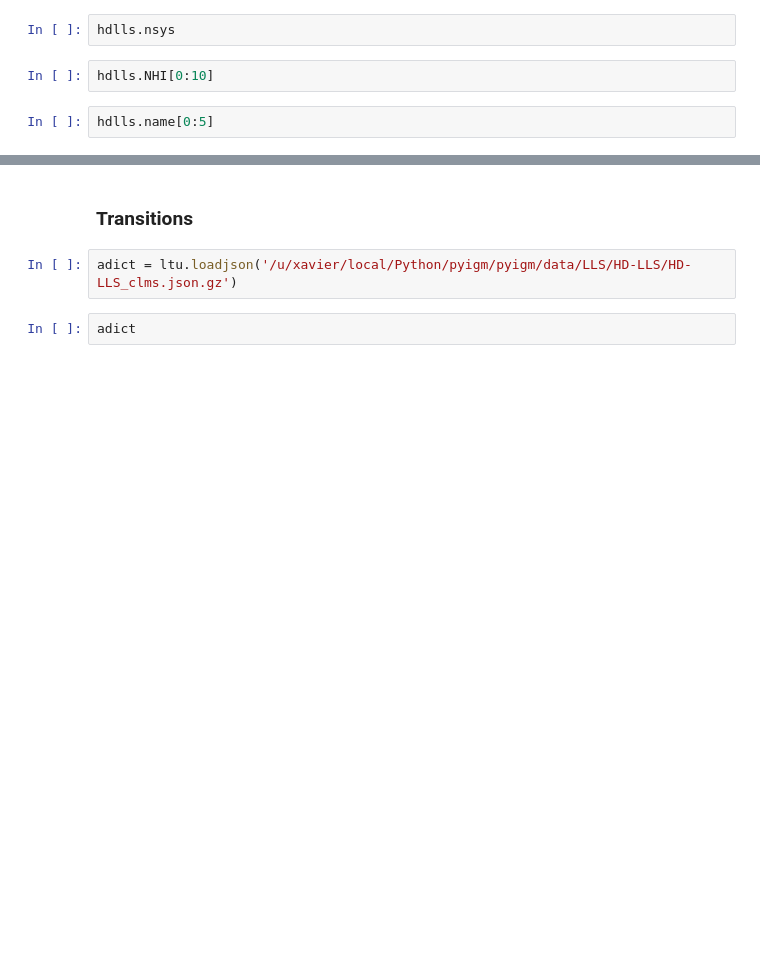
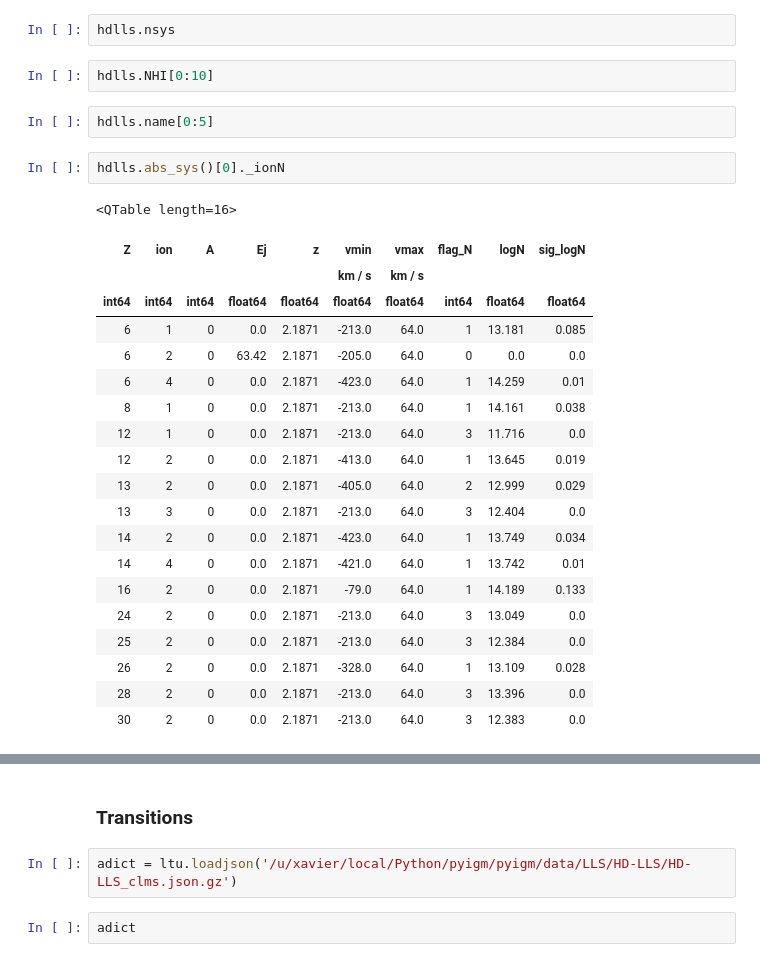
Before and after one commit to pyigm/pyigm, a Jupyter notebook: docs/examples/LLSSurvey_examples.ipynb, the cells around one changed output, grey strips where cells are left out. Drawn from its saved outputs; the diff is of its cells as text; blank space fills up the shorter version.

```diff
--- a/docs/examples/LLSSurvey_examples.ipynb
+++ b/docs/examples/LLSSurvey_examples.ipynb
@@ -92,6 +87,29 @@ hdlls.nsys
 hdlls.NHI[0:10]
 # %%
 hdlls.name[0:5]
+# %%
+hdlls.abs_sys()[0]._ionN
+# %% [output]
+<QTable length=16>
+| Z | ion | A | Ej | z | vmin | vmax | flag_N | logN | sig_logN |
+|  |  |  |  |  | km / s | km / s |  |  |  |
+| int64 | int64 | int64 | float64 | float64 | float64 | float64 | int64 | float64 | float64 |
+| 6 | 1 | 0 | 0.0 | 2.1871 | -213.0 | 64.0 | 1 | 13.181 | 0.085 |
+| 6 | 2 | 0 | 63.42 | 2.1871 | -205.0 | 64.0 | 0 | 0.0 | 0.0 |
+| 6 | 4 | 0 | 0.0 | 2.1871 | -423.0 | 64.0 | 1 | 14.259 | 0.01 |
+| 8 | 1 | 0 | 0.0 | 2.1871 | -213.0 | 64.0 | 1 | 14.161 | 0.038 |
+| 12 | 1 | 0 | 0.0 | 2.1871 | -213.0 | 64.0 | 3 | 11.716 | 0.0 |
+| 12 | 2 | 0 | 0.0 | 2.1871 | -413.0 | 64.0 | 1 | 13.645 | 0.019 |
+| 13 | 2 | 0 | 0.0 | 2.1871 | -405.0 | 64.0 | 2 | 12.999 | 0.029 |
+| 13 | 3 | 0 | 0.0 | 2.1871 | -213.0 | 64.0 | 3 | 12.404 | 0.0 |
+| 14 | 2 | 0 | 0.0 | 2.1871 | -423.0 | 64.0 | 1 | 13.749 | 0.034 |
+| 14 | 4 | 0 | 0.0 | 2.1871 | -421.0 | 64.0 | 1 | 13.742 | 0.01 |
+| 16 | 2 | 0 | 0.0 | 2.1871 | -79.0 | 64.0 | 1 | 14.189 | 0.133 |
+| 24 | 2 | 0 | 0.0 | 2.1871 | -213.0 | 64.0 | 3 | 13.049 | 0.0 |
+| 25 | 2 | 0 | 0.0 | 2.1871 | -213.0 | 64.0 | 3 | 12.384 | 0.0 |
+| 26 | 2 | 0 | 0.0 | 2.1871 | -328.0 | 64.0 | 1 | 13.109 | 0.028 |
+| 28 | 2 | 0 | 0.0 | 2.1871 | -213.0 | 64.0 | 3 | 13.396 | 0.0 |
+| 30 | 2 | 0 | 0.0 | 2.1871 | -213.0 | 64.0 | 3 | 12.383 | 0.0 |
 # %%
 CII_clms = hdlls.ions((6,2))
 CII_clms[0:5]
```
Also changed, not shown: parts of 6 cells of this notebook, 11 other files.
